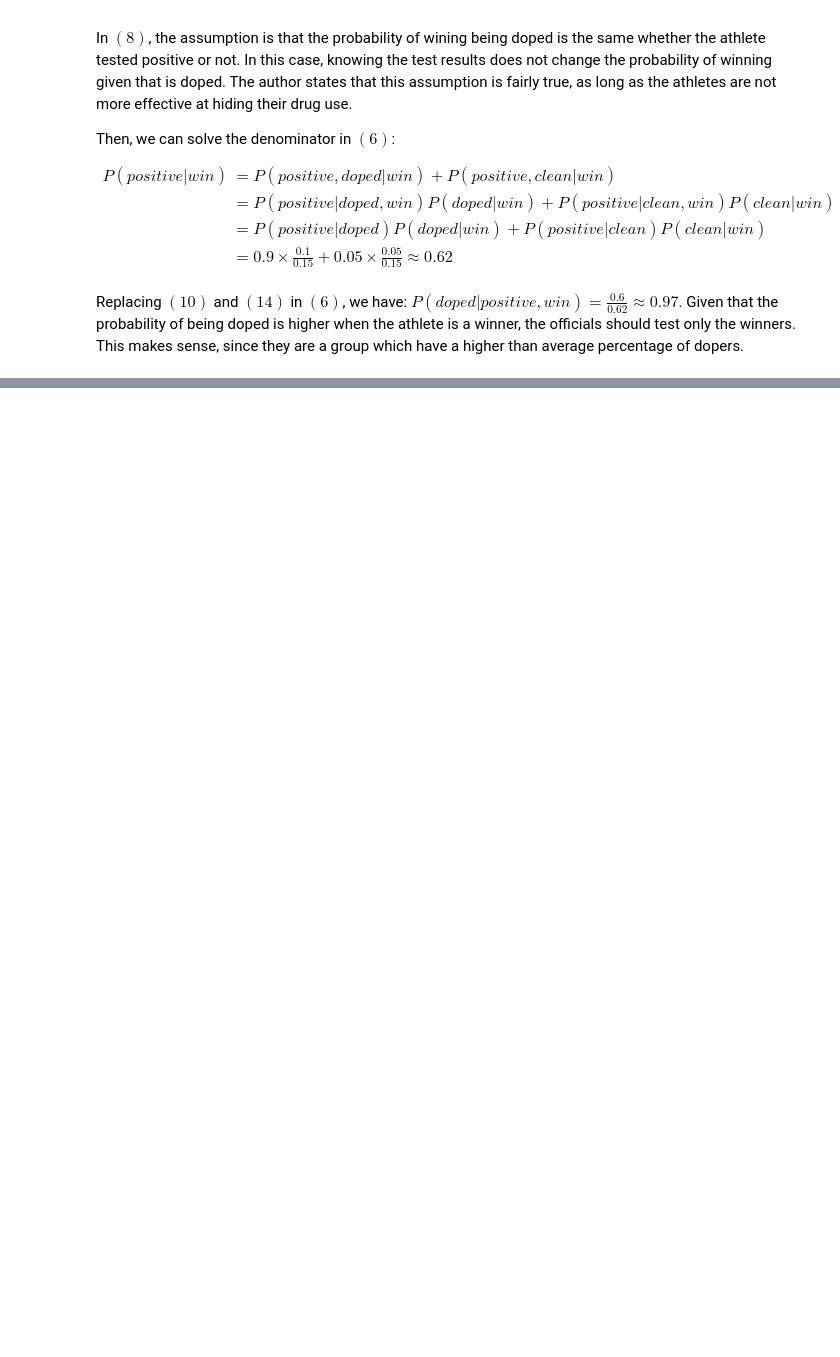
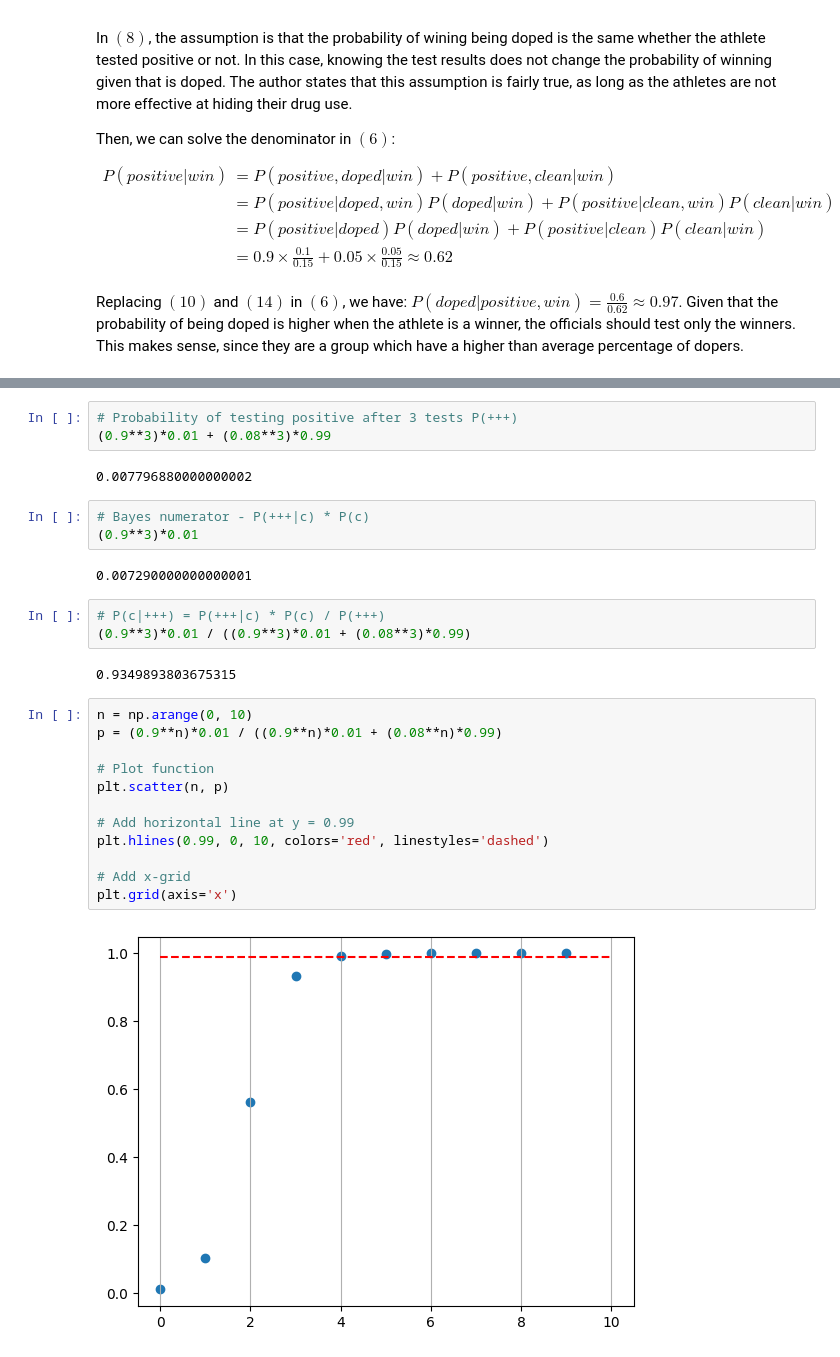
Before and after one commit to andrescastillovega/students_guide_bayesian_statistics_problem_sets_solutions, a Jupyter notebook: notebooks/chapter_3.ipynb, the cells around one changed output, grey strips where cells are left out. Cells and saved outputs as stored; diff of their text form; blank space fills up the shorter version.

```diff
--- a/notebooks/chapter_3.ipynb
+++ b/notebooks/chapter_3.ipynb
@@ -609,0 +715,29 @@ mean the number 5 in the previous problem.)
+# %%
+# Probability of testing positive after 3 tests P(+++)
+(0.9**3)*0.01 + (0.08**3)*0.99
+# %% [output]
+0.007796880000000002
+# %%
+# Bayes numerator - P(+++|c) * P(c)
+(0.9**3)*0.01
+# %% [output]
+0.007290000000000001
+# %%
+# P(c|+++) = P(+++|c) * P(c) / P(+++)
+(0.9**3)*0.01 / ((0.9**3)*0.01 + (0.08**3)*0.99)
+# %% [output]
+0.9349893803675315
+# %%
+n = np.arange(0, 10)
+p = (0.9**n)*0.01 / ((0.9**n)*0.01 + (0.08**n)*0.99)
+
+# Plot function
+plt.scatter(n, p)
+
+# Add horizontal line at y = 0.99
+plt.hlines(0.99, 0, 10, colors='red', linestyles='dashed')
+
+# Add x-grid
+plt.grid(axis='x')
+# %% [output]
+[figure, added]
```
Also changed, not shown: parts of 13 cells of this notebook.
